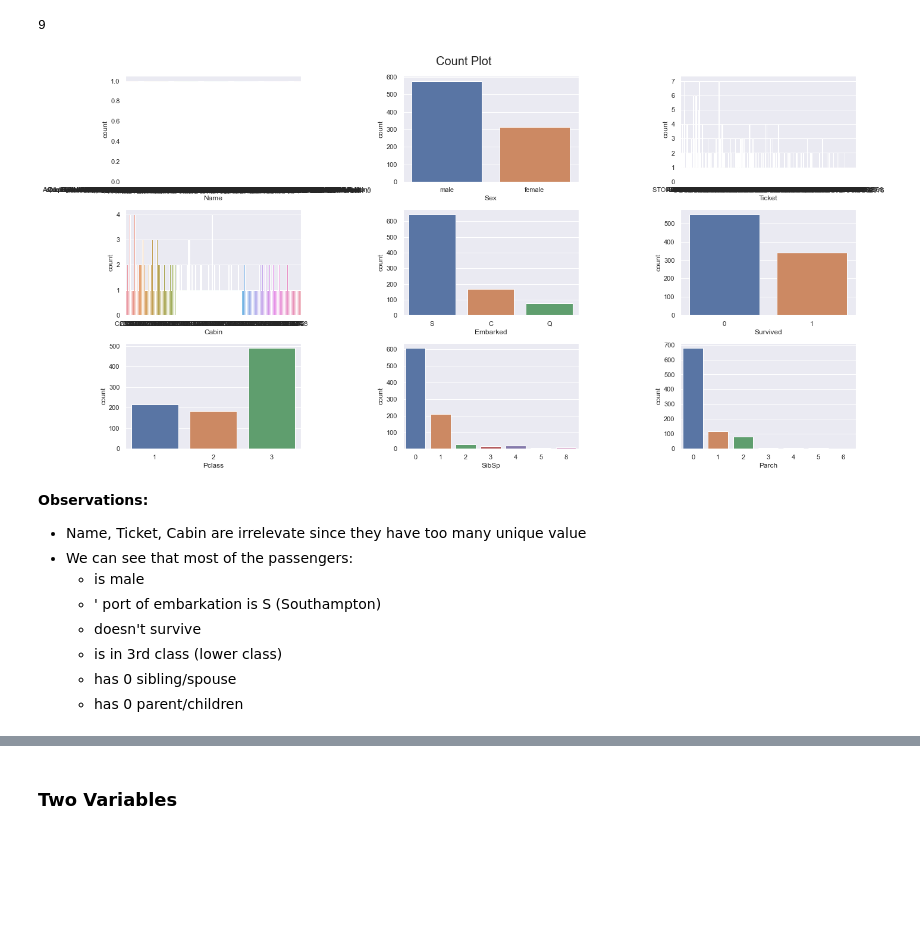
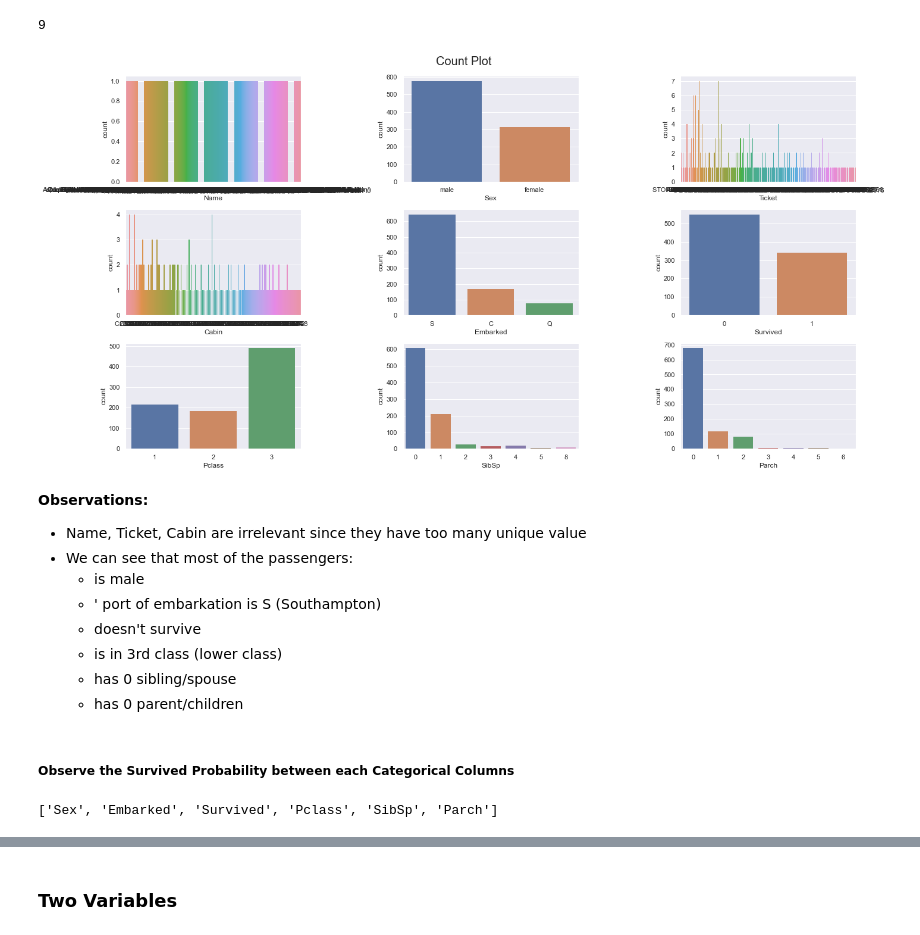
Before and after one commit to edutjie/Machine-Learning-Indonesia.AI, a Jupyter notebook: assignments/EduardusTjitrahardja_A1_batch17.ipynb, the cells around one changed output, grey strips where cells are left out. Drawn from its saved outputs; the diff is of its cells as text; code cells hidden in the pictures; blank space fills up the shorter version.

```diff
--- a/assignments/EduardusTjitrahardja_A1_batch17.ipynb
+++ b/assignments/EduardusTjitrahardja_A1_batch17.ipynb
@@ -142,14 +142,14 @@ len(cat_cols)
 # %%
 fig, axs = plt.subplots(3, 3, figsize=(20, 10))
 fig.suptitle('Count Plot', fontsize=20)
 for i, col in enumerate(cat_cols):
-    sns.countplot(x=col, data=df, ax=axs[i//3, i%3])
+    sns.countplot(x=col, data=df, ax=axs[i//3, i%3], linewidth=0)
 fig.tight_layout()
 # %% [output]
-[figure, old version]
+[figure, new version]
 # %% [markdown]
 **Observations:**
-- Name, Ticket, Cabin are irrelevate since they have too many unique value
+- Name, Ticket, Cabin are irrelevant since they have too many unique value
 - We can see that most of the passengers:
   - is male
   - ' port of embarkation is S (Southampton)
@@ -161,3 +161,9 @@ fig.tight_layout()
 # remove Name, Ticket, Cabin from cat_cols
 for col in ['Name', 'Ticket', 'Cabin']:
     cat_cols.remove(col)
+# %% [markdown]
+##### Observe the Survived Probability between each Categorical Columns
+# %%
+cat_cols
+# %% [output]
+['Sex', 'Embarked', 'Survived', 'Pclass', 'SibSp', 'Parch']
```
Also changed, not shown: parts of 4 cells of this notebook.
